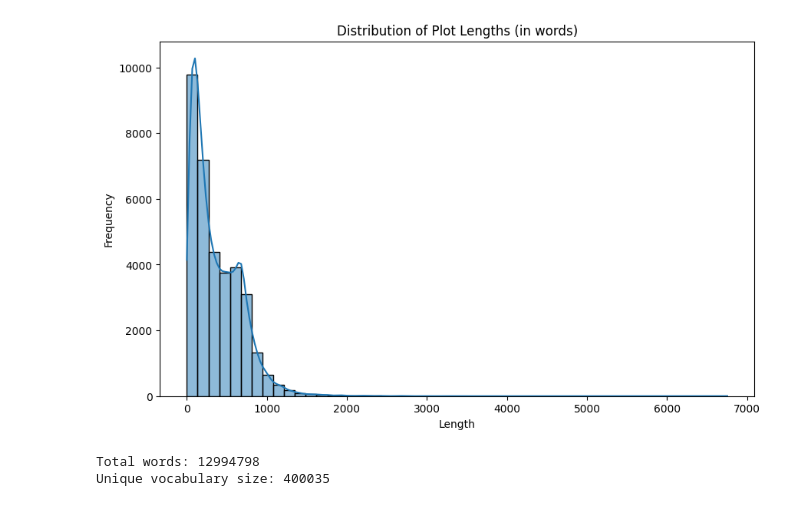
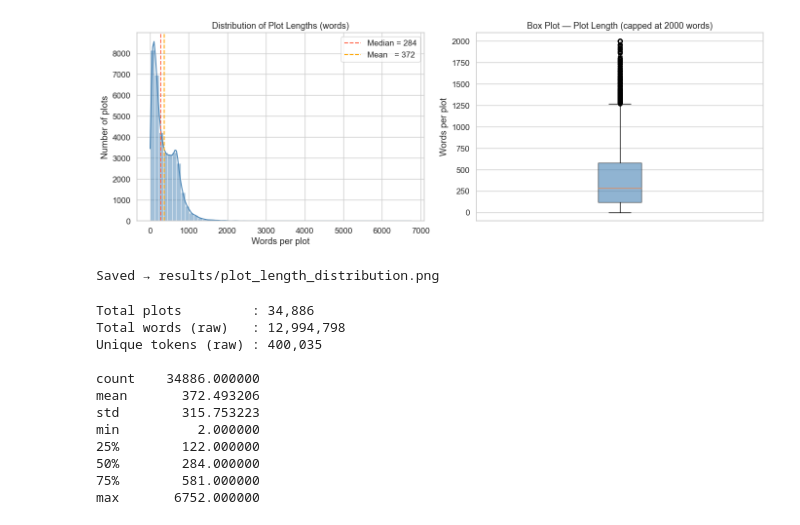
Before and after one commit to harivardhan888/Context-Aware-Language-Modeling, a Jupyter notebook: notebooks/01_eda_text_analysis.ipynb, the cells around one changed output. Saved outputs shown, nothing was run; the diff lists cells and outputs as text; code cells hidden in the pictures.

```diff
--- a/notebooks/01_eda_text_analysis.ipynb
+++ b/notebooks/01_eda_text_analysis.ipynb
@@ -20,21 +30,53 @@ df.head()
-# %%
-df['plot_length'] = df['Plot'].apply(lambda x: len(str(x).split()))
-
-plt.figure(figsize=(10, 6))
-sns.histplot(df['plot_length'], bins=50, kde=True)
-plt.title('Distribution of Plot Lengths (in words)')
-plt.xlabel('Length')
-plt.ylabel('Frequency')
-plt.show()
-# %% [output]
-[figure, removed]
+# %%
+# ── Plot Length Distribution ──────────────────────────────────────────
+df['plot_length'] = df['Plot'].apply(lambda x: len(str(x).split()))
+
+fig, axes = plt.subplots(1, 2, figsize=(14, 5))
+
+# Histogram
+sns.histplot(df['plot_length'], bins=60, kde=True, ax=axes[0], color='steelblue')
+axes[0].axvline(df['plot_length'].median(), color='tomato',  linestyle='--', label=f'Median = {df["plot_length"].median():.0f}')
+axes[0].axvline(df['plot_length'].mean(),   color='orange',  linestyle='--', label=f'Mean   = {df["plot_length"].mean():.0f}')
+axes[0].set_title('Distribution of Plot Lengths (words)', fontsize=13)
+axes[0].set_xlabel('Words per plot')
+axes[0].set_ylabel('Number of plots')
+axes[0].legend()
+
+# Box plot
+axes[1].boxplot(df['plot_length'].clip(upper=2000), vert=True, patch_artist=True,
+                boxprops=dict(facecolor='steelblue', alpha=0.6))
+axes[1].set_title('Box Plot — Plot Length (capped at 2000 words)', fontsize=13)
+axes[1].set_ylabel('Words per plot')
+axes[1].set_xticks([])
+
+plt.tight_layout()
+plt.savefig('../results/plot_length_distribution.png', dpi=150, bbox_inches='tight')
+plt.show()
+print('Saved → results/plot_length_distribution.png')
+# %% [output]
+[figure, added]
+Saved → results/plot_length_distribution.png
 # %%
+# ── Corpus Statistics ─────────────────────────────────────────────────
 all_text = ' '.join(df['Plot'].astype(str).tolist())
-tokens = all_text.split()
-vocab = Counter(tokens)
+tokens   = all_text.split()
+vocab    = Counter(tokens)
 
-print(f'Total words: {len(tokens)}')
-print(f'Unique vocabulary size: {len(vocab)}')
+print(f'Total plots         : {len(df):,}')
+print(f'Total words (raw)   : {len(tokens):,}')
+print(f'Unique tokens (raw) : {len(vocab):,}')
+print()
+print(df['plot_length'].describe().to_string())
 # %% [output]
-Total words: 12994798
-Unique vocabulary size: 400035
+Total plots         : 34,886
+Total words (raw)   : 12,994,798
+Unique tokens (raw) : 400,035
+
+count    34886.000000
+mean       372.493206
+std        315.753223
+min          2.000000
+25%        122.000000
+50%        284.000000
+75%        581.000000
+max       6752.000000
```
Also changed, not shown: parts of 8 cells of this notebook, 15 other files.
